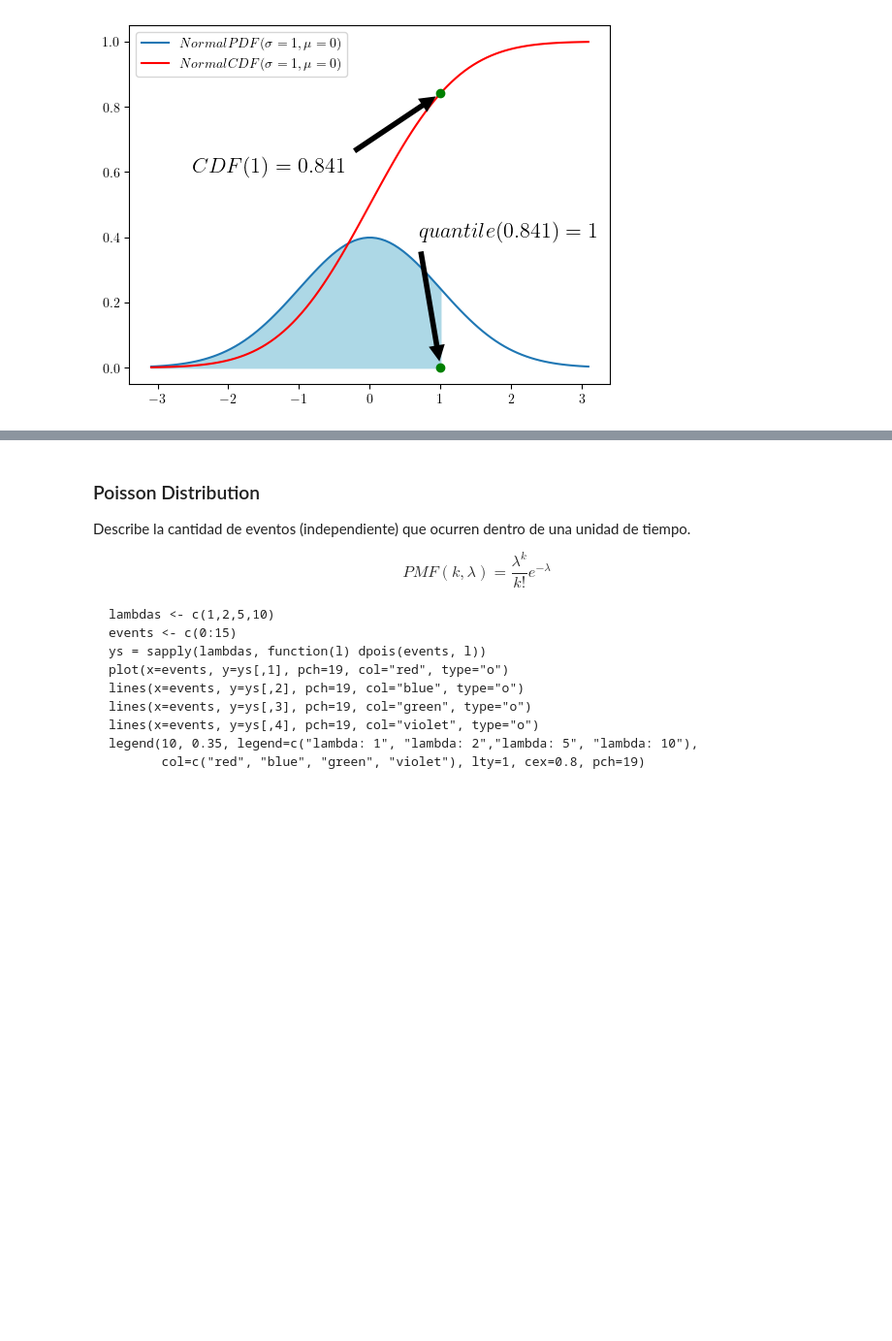
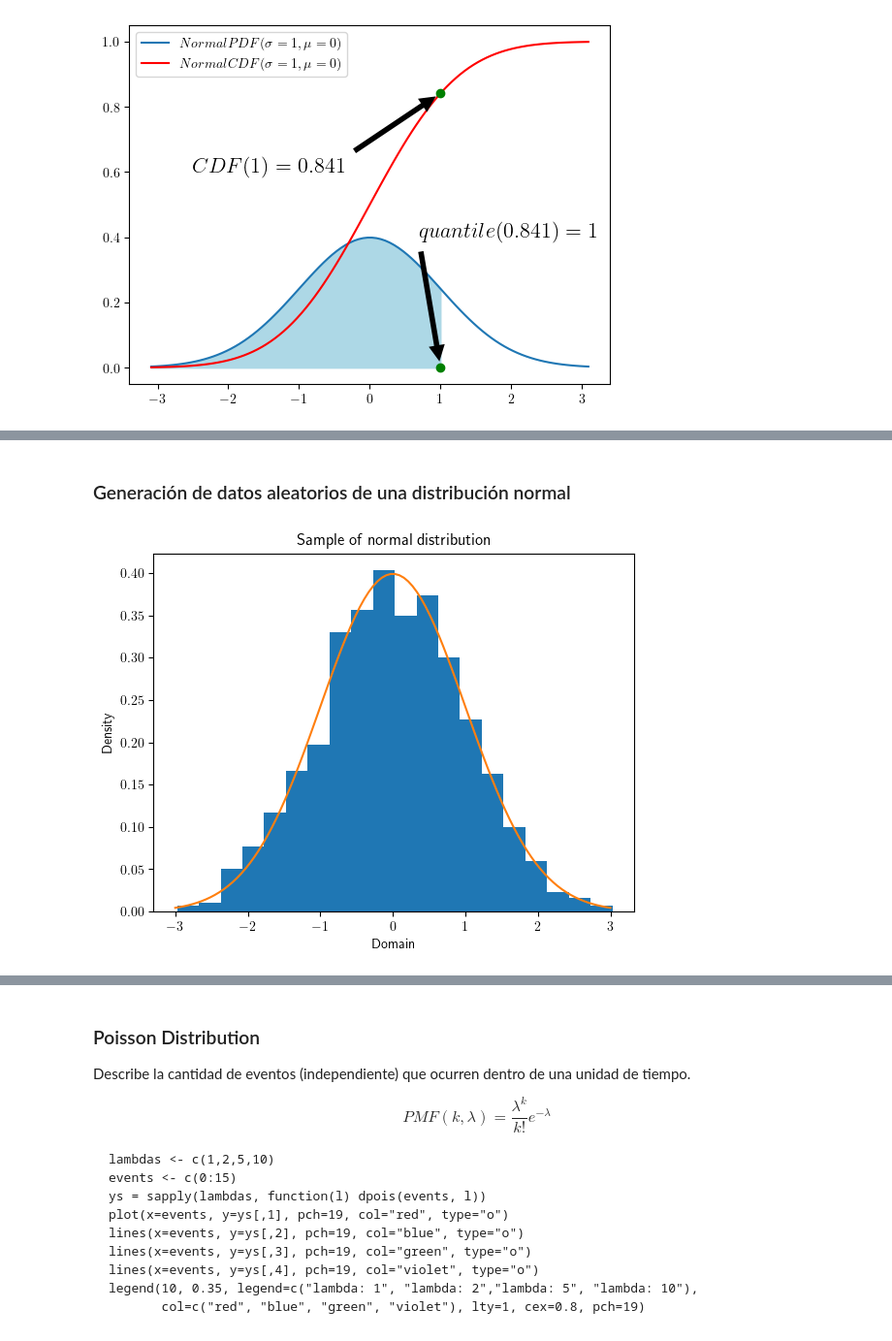
Before and after one commit to javieriserte/qualitative-data-course, a Jupyter notebook: classes/C01.1.Variables_y_funciones.ipynb, the cells around one changed output, grey strips where cells are left out. Shown at 97% size. Cells and saved outputs as stored; diff of their text form; code cells hidden in the pictures; blank space fills up the shorter version.

```diff
--- a/classes/C01.1.Variables_y_funciones.ipynb
+++ b/classes/C01.1.Variables_y_funciones.ipynb
@@ -301,0 +205,28 @@ for (dg in freedom_degrees) {
+# %% [markdown]
+### Generación de datos aleatorios de una distribución normal
+# %%
+from scipy.stats import norm
+import matplotlib.pyplot as plt
+import numpy as np
+
+normal_sample = norm.rvs(
+  loc = 0, # mu / median
+  scale = 1, # sigma / std. dev.
+  size = 1000 # tamaño de la muestra
+)
+
+plt.hist(
+  normal_sample,
+  bins = 20,
+  density = True
+)
+
+plt.title("Sample of normal distribution")
+plt.xlabel("Domain")
+plt.ylabel("Density")
+
+x = np.linspace(-3, +3, 100)
+
+_ = plt.plot(x, norm.pdf(x, loc = 0, scale = 1))
+# %% [output]
+[figure, added]
```
Also changed, not shown: parts of 20 cells of this notebook, 1 other file.
